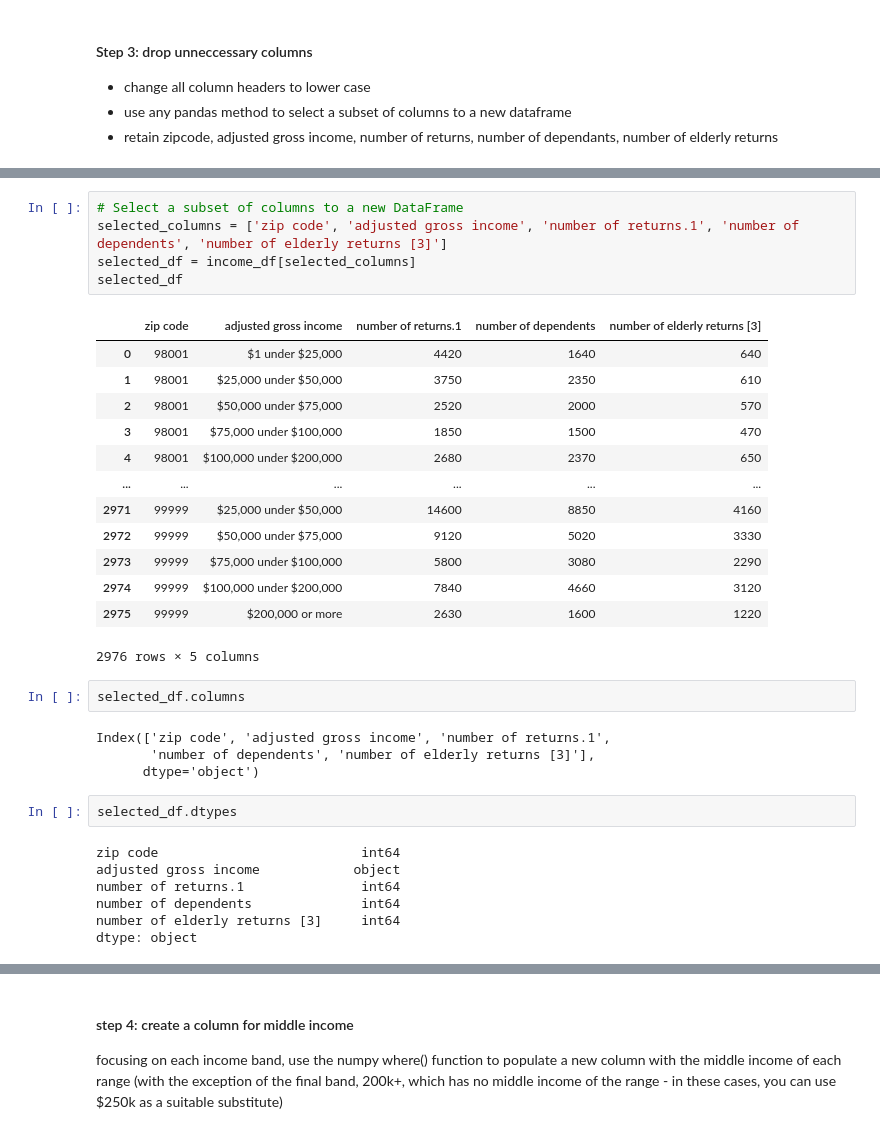
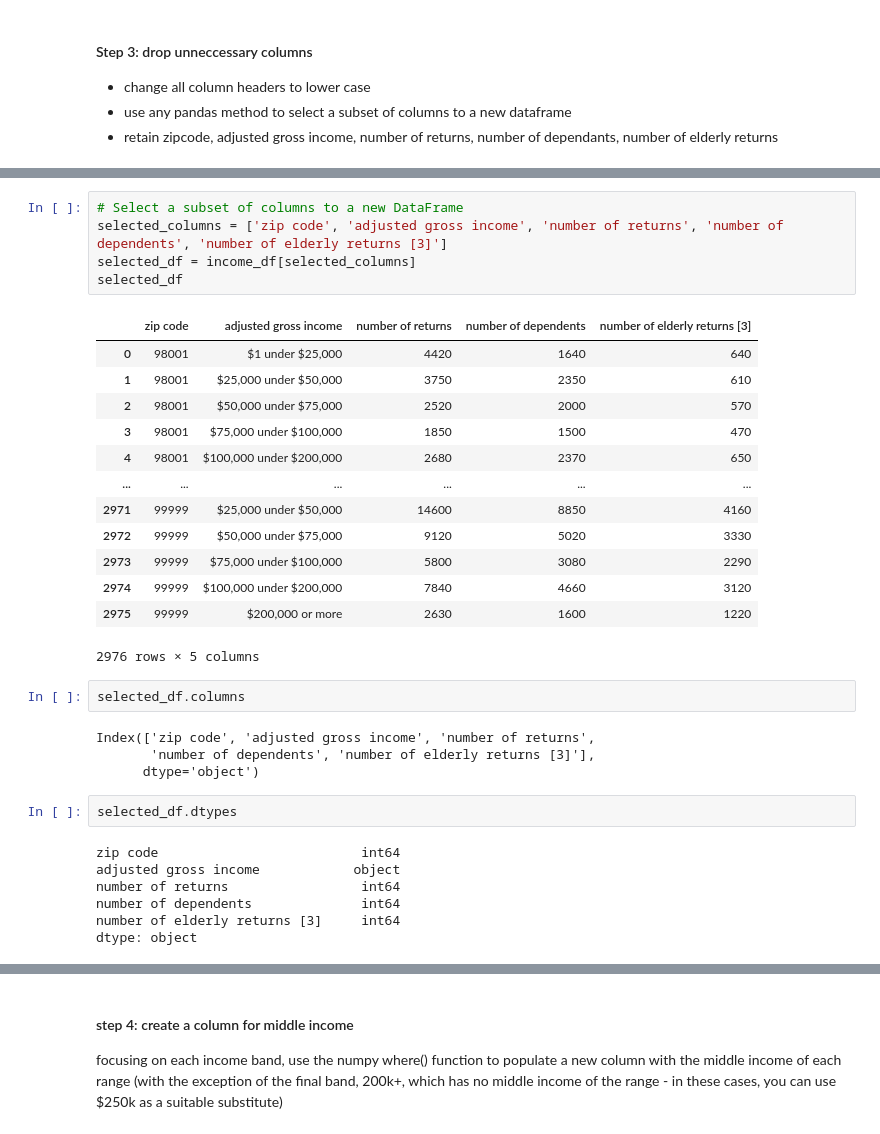
Before and after one commit to rahmxd/my_da_repo, a Jupyter notebook: Week 9 Project/D5_data_wrangling_income.ipynb, the cells around one changed output, grey strips where cells are left out. Cells and saved outputs as stored; diff of their text form.

```diff
--- a/Week 9 Project/D5_data_wrangling_income.ipynb
+++ b/Week 9 Project/D5_data_wrangling_income.ipynb
@@ -113,11 +113,11 @@ Index(['zip code', 'adjusted gross income', 'number of returns',
       dtype='object')
 # %%
 # Select a subset of columns to a new DataFrame
-selected_columns = ['zip code', 'adjusted gross income', 'number of returns.1', 'number of dependents', 'number of elderly returns [3]']
+selected_columns = ['zip code', 'adjusted gross income', 'number of returns', 'number of dependents', 'number of elderly returns [3]']
 selected_df = income_df[selected_columns]
 selected_df
 # %% [output]
-|  | zip code | adjusted gross income | number of returns.1 | number of dependents | number of elderly returns [3] |
+|  | zip code | adjusted gross income | number of returns | number of dependents | number of elderly returns [3] |
 | 0 | 98001 | $1 under $25,000 | 4420 | 1640 | 640 |
 | 1 | 98001 | $25,000 under $50,000 | 3750 | 2350 | 610 |
 | 2 | 98001 | $50,000 under $75,000 | 2520 | 2000 | 570 |
@@ -133,7 +133,7 @@ selected_df
 # %%
 selected_df.columns
 # %% [output]
-Index(['zip code', 'adjusted gross income', 'number of returns.1',
+Index(['zip code', 'adjusted gross income', 'number of returns',
        'number of dependents', 'number of elderly returns [3]'],
       dtype='object')
 # %%
@@ -141,7 +141,7 @@ selected_df.dtypes
 # %% [output]
 zip code                          int64
 adjusted gross income            object
-number of returns.1               int64
+number of returns                 int64
 number of dependents              int64
 number of elderly returns [3]     int64
 dtype: object
```
Also changed, not shown: parts of 5 cells of this notebook.
